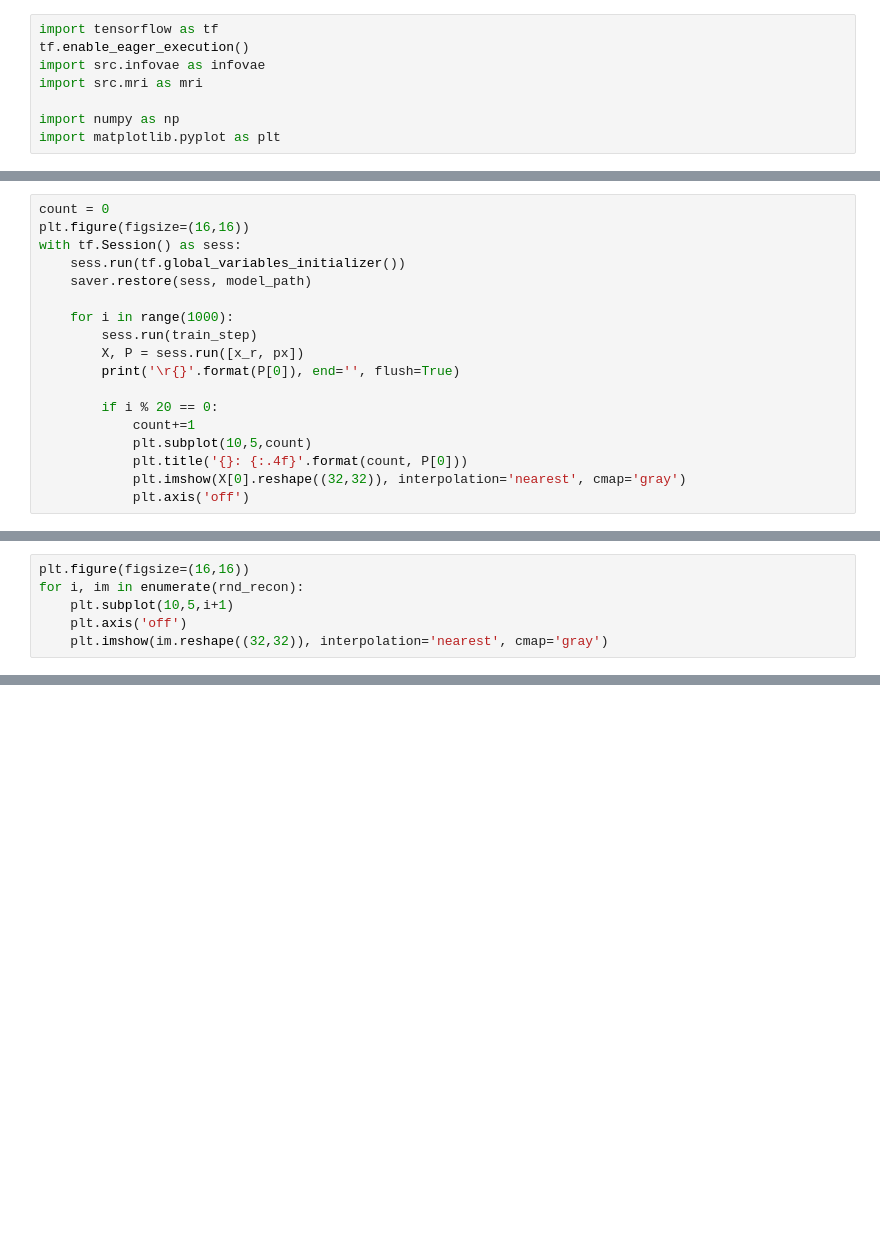
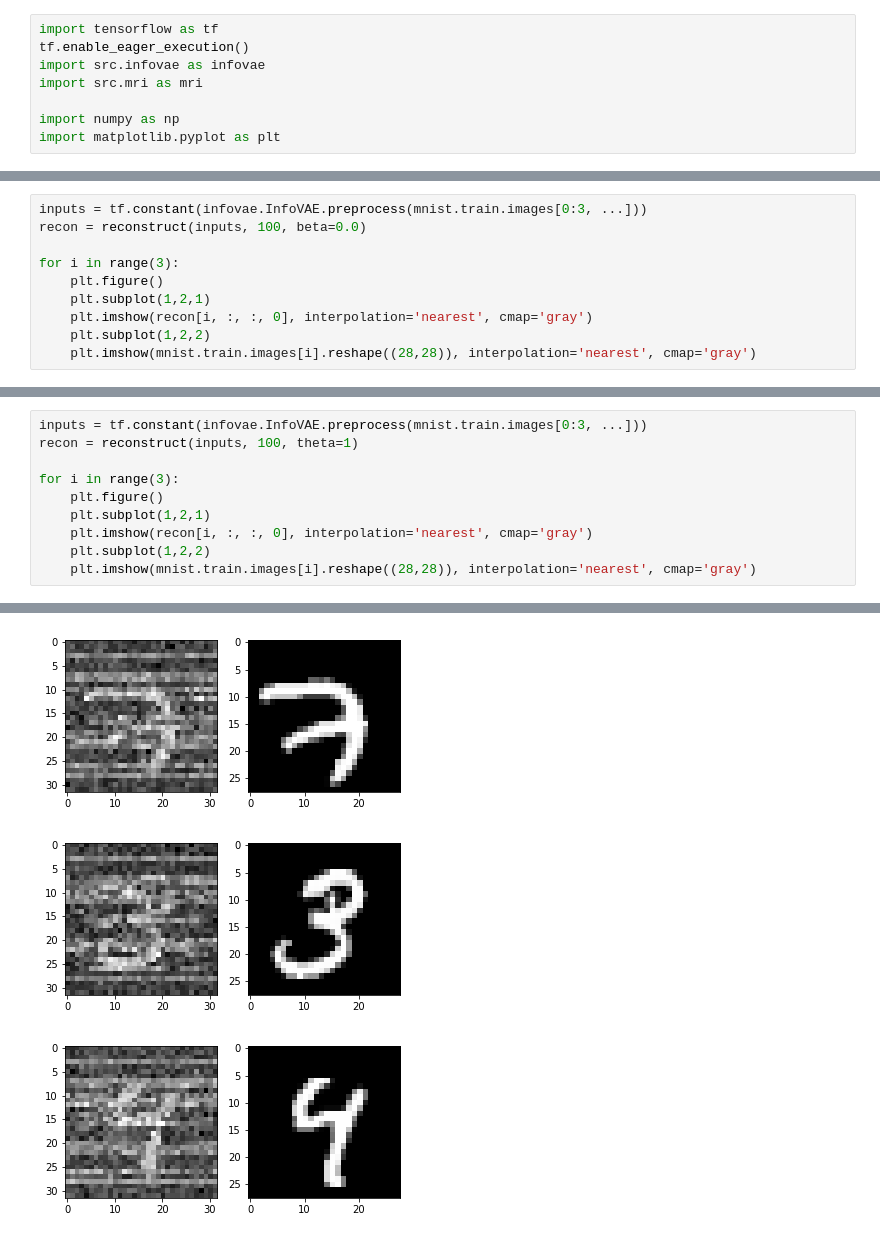
Before and after one commit to act65/mri-reconstruction, a Jupyter notebook: notebooks/learned-prior/vae-prior.ipynb, the cells around one changed output, grey strips where cells are left out. Saved outputs shown, nothing was run; the diff lists cells and outputs as text; blank space fills up the shorter version.

```diff
--- a/notebooks/learned-prior/vae-prior.ipynb
+++ b/notebooks/learned-prior/vae-prior.ipynb
@@ -165,18 +62,0 @@ Tensor("Neg:0", shape=(), dtype=float32)
-# %%
-count = 0
-plt.figure(figsize=(16,16))
-with tf.Session() as sess:
-    sess.run(tf.global_variables_initializer())
-    saver.restore(sess, model_path)
-
-    for i in range(1000):
-        sess.run(train_step)
-        X, P = sess.run([x_r, px])
-        print('\r{}'.format(P[0]), end='', flush=True)
-
-        if i % 20 == 0:
-            count+=1
-            plt.subplot(10,5,count)
-            plt.title('{}: {:.4f}'.format(count, P[0]))
-            plt.imshow(X[0].reshape((32,32)), interpolation='nearest', cmap='gray')
-            plt.axis('off')
@@ -194,6 +62,0 @@ INFO:tensorflow:Restoring parameters from /tmp/infovae/2/infovae.ckpt
-# %%
-plt.figure(figsize=(16,16))
-for i, im in enumerate(rnd_recon):
-    plt.subplot(10,5,i+1)
-    plt.axis('off')
-    plt.imshow(im.reshape((32,32)), interpolation='nearest', cmap='gray')
@@ -214,0 +72,10 @@ Caused by op 'Placeholder', defined at:
+# %%
+inputs = tf.constant(infovae.InfoVAE.preprocess(mnist.train.images[0:3, ...]))
+recon = reconstruct(inputs, 100, beta=0.0)
+
+for i in range(3):
+    plt.figure()
+    plt.subplot(1,2,1)
+    plt.imshow(recon[i, :, :, 0], interpolation='nearest', cmap='gray')
+    plt.subplot(1,2,2)
+    plt.imshow(mnist.train.images[i].reshape((28,28)), interpolation='nearest', cmap='gray')
@@ -214,0 +101,11 @@ Caused by op 'Placeholder', defined at:
+# %%
+inputs = tf.constant(infovae.InfoVAE.preprocess(mnist.train.images[0:3, ...]))
+recon = reconstruct(inputs, 100, theta=1)
+
+for i in range(3):
+    plt.figure()
+    plt.subplot(1,2,1)
+    plt.imshow(recon[i, :, :, 0], interpolation='nearest', cmap='gray')
+    plt.subplot(1,2,2)
+    plt.imshow(mnist.train.images[i].reshape((28,28)), interpolation='nearest', cmap='gray')
+# %% [output]
@@ -214,0 +113,3 @@ Caused by op 'Placeholder', defined at:
+[figure, added]
+[figure, added]
+[figure, added]
```
Also changed, not shown: parts of 30 cells of this notebook, 3 other files.
